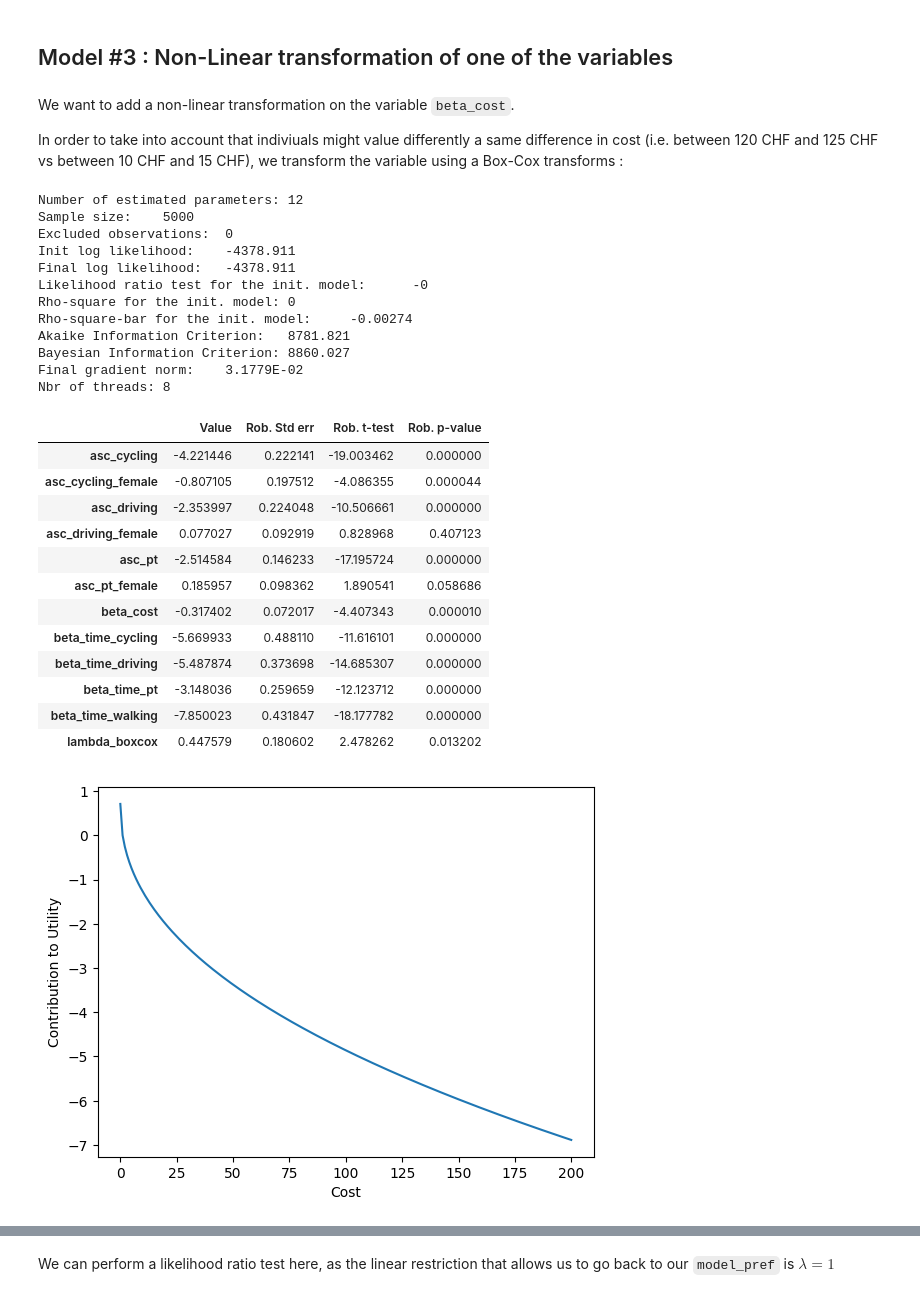
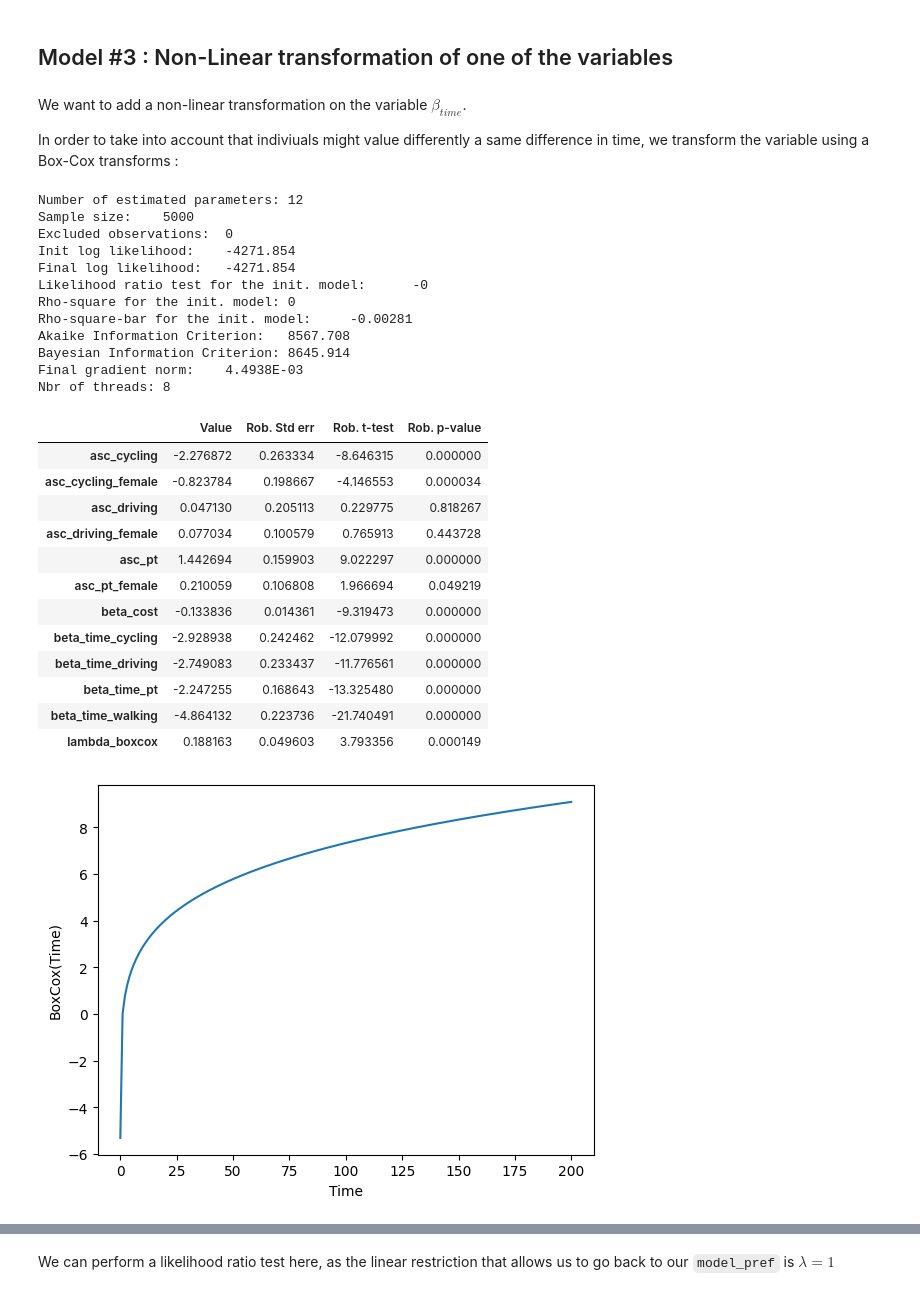
Before and after one commit to merlebleue/MMB2024-Project-Group09, a Jupyter notebook: project_group09.ipynb, the cells around one changed output, grey strips where cells are left out. Saved outputs shown, nothing was run; the diff lists cells and outputs as text; code cells hidden in the pictures.

Commit message:
Updated model 3 on time instead, because costs can be zero which is not compatible with boxcox

```diff
--- a/project_group09.ipynb
+++ b/project_group09.ipynb
@@ -364,18 +364,22 @@ results_pref = results_2a
 # %% [markdown]
 ## Model #3 : Non-Linear transformation of one of the variables
 # %% [markdown]
-We want to add a non-linear transformation on the variable `beta_cost`.
+We want to add a non-linear transformation on the variable $\beta_{time}$.
 
-In order to take into account that indiviuals might value differently a same difference in cost (i.e. between 120 CHF and 125 CHF vs between 10 CHF and 15 CHF), we transform the variable using a Box-Cox transforms :
+In order to take into account that indiviuals might value differently a same difference in time, we transform the variable using a Box-Cox transforms :
 # %%
-lambda_boxcox = Beta('lambda_boxcox', 1, -10, 10, 0)
-boxcox_cost_tp = boxcox(cost_transit, lambda_boxcox)
-boxcox_cost_driving = boxcox(cost_driving, lambda_boxcox)
 
-V_pt = seg_asc_pt + beta_cost * boxcox_cost_tp + beta_time_pt * dur_pt
-V_driving = seg_asc_driving + beta_cost * boxcox_cost_driving + beta_time_driving * dur_driving
-V_cycling = seg_asc_cycling + beta_time_cycling * dur_cycling
-V_walking = beta_time_walking * dur_walking # Note that asc_walking has been fixed to 0
+lambda_boxcox = Beta('lambda_boxcox', 0.5, -10, 10, 0)
+boxcox_dur_pt = boxcox(dur_pt, lambda_boxcox)
+boxcox_dur_driving = boxcox(dur_driving, lambda_boxcox)
+boxcox_dur_cycling = boxcox(dur_cycling, lambda_boxcox)
+boxcox_dur_walking = boxcox(dur_walking, lambda_boxcox)
+
+
+V_pt = seg_asc_pt + beta_cost * cost_transit + beta_time_pt * boxcox_dur_pt
+V_driving = seg_asc_driving + beta_cost * cost_driving + beta_time_driving * boxcox_dur_driving
+V_cycling = seg_asc_cycling + beta_time_cycling * boxcox_dur_cycling
+V_walking = beta_time_walking * boxcox_dur_walking # Note that asc_walking has been fixed to 0
 
 V = {
     1: V_walking,
@@ -396,43 +400,43 @@ results_3.get_estimated_parameters()
 Number of estimated parameters: 12
 Sample size:    5000
 Excluded observations:  0
-Init log likelihood:    -4378.911
-Final log likelihood:   -4378.911
+Init log likelihood:    -4271.854
+Final log likelihood:   -4271.854
 Likelihood ratio test for the init. model:      -0
 Rho-square for the init. model: 0
-Rho-square-bar for the init. model:     -0.00274
-Akaike Information Criterion:   8781.821
-Bayesian Information Criterion: 8860.027
-Final gradient norm:    3.1779E-02
+Rho-square-bar for the init. model:     -0.00281
+Akaike Information Criterion:   8567.708
+Bayesian Information Criterion: 8645.914
+Final gradient norm:    4.4938E-03
 Nbr of threads: 8
 |  | Value | Rob. Std err | Rob. t-test | Rob. p-value |
-| asc_cycling | -4.221446 | 0.222141 | -19.003462 | 0.000000 |
-| asc_cycling_female | -0.807105 | 0.197512 | -4.086355 | 0.000044 |
-| asc_driving | -2.353997 | 0.224048 | -10.506661 | 0.000000 |
-| asc_driving_female | 0.077027 | 0.092919 | 0.828968 | 0.407123 |
-| asc_pt | -2.514584 | 0.146233 | -17.195724 | 0.000000 |
-| asc_pt_female | 0.185957 | 0.098362 | 1.890541 | 0.058686 |
-| beta_cost | -0.317402 | 0.072017 | -4.407343 | 0.000010 |
-| beta_time_cycling | -5.669933 | 0.488110 | -11.616101 | 0.000000 |
-| beta_time_driving | -5.487874 | 0.373698 | -14.685307 | 0.000000 |
-| beta_time_pt | -3.148036 | 0.259659 | -12.123712 | 0.000000 |
-| beta_time_walking | -7.850023 | 0.431847 | -18.177782 | 0.000000 |
-| lambda_boxcox | 0.447579 | 0.180602 | 2.478262 | 0.013202 |
+| asc_cycling | -2.276872 | 0.263334 | -8.646315 | 0.000000 |
+| asc_cycling_female | -0.823784 | 0.198667 | -4.146553 | 0.000034 |
+| asc_driving | 0.047130 | 0.205113 | 0.229775 | 0.818267 |
+| asc_driving_female | 0.077034 | 0.100579 | 0.765913 | 0.443728 |
+| asc_pt | 1.442694 | 0.159903 | 9.022297 | 0.000000 |
+| asc_pt_female | 0.210059 | 0.106808 | 1.966694 | 0.049219 |
+| beta_cost | -0.133836 | 0.014361 | -9.319473 | 0.000000 |
+| beta_time_cycling | -2.928938 | 0.242462 | -12.079992 | 0.000000 |
+| beta_time_driving | -2.749083 | 0.233437 | -11.776561 | 0.000000 |
+| beta_time_pt | -2.247255 | 0.168643 | -13.325480 | 0.000000 |
+| beta_time_walking | -4.864132 | 0.223736 | -21.740491 | 0.000000 |
+| lambda_boxcox | 0.188163 | 0.049603 | 3.793356 | 0.000149 |
 # %%
 # Check impact on the utility
 import numpy as np
 
 lamda = results_3.get_beta_values()["lambda_boxcox"]
 xx = np.linspace(0, 200, 201)
-yy = (xx**(lamda) - 1) / (lamda) * results_3.get_beta_values()["beta_cost"]
+yy = (xx**(lamda) - 1) / (lamda)
 
 plt.plot(xx, yy)
-plt.xlabel("Cost")
-plt.ylabel("Contribution to Utility")
+plt.xlabel("Time")
+plt.ylabel("BoxCox(Time)")
 
 plt.show()
 # %% [output]
-[figure, old version]
+[figure, new version]
 # %%
 compile_estimation_results({"Model pref (#2a)": results_2a, "Model #3" : results_3})
 # %% [output]
```
Also changed, not shown: parts of 7 cells of this notebook, 1 other file.
